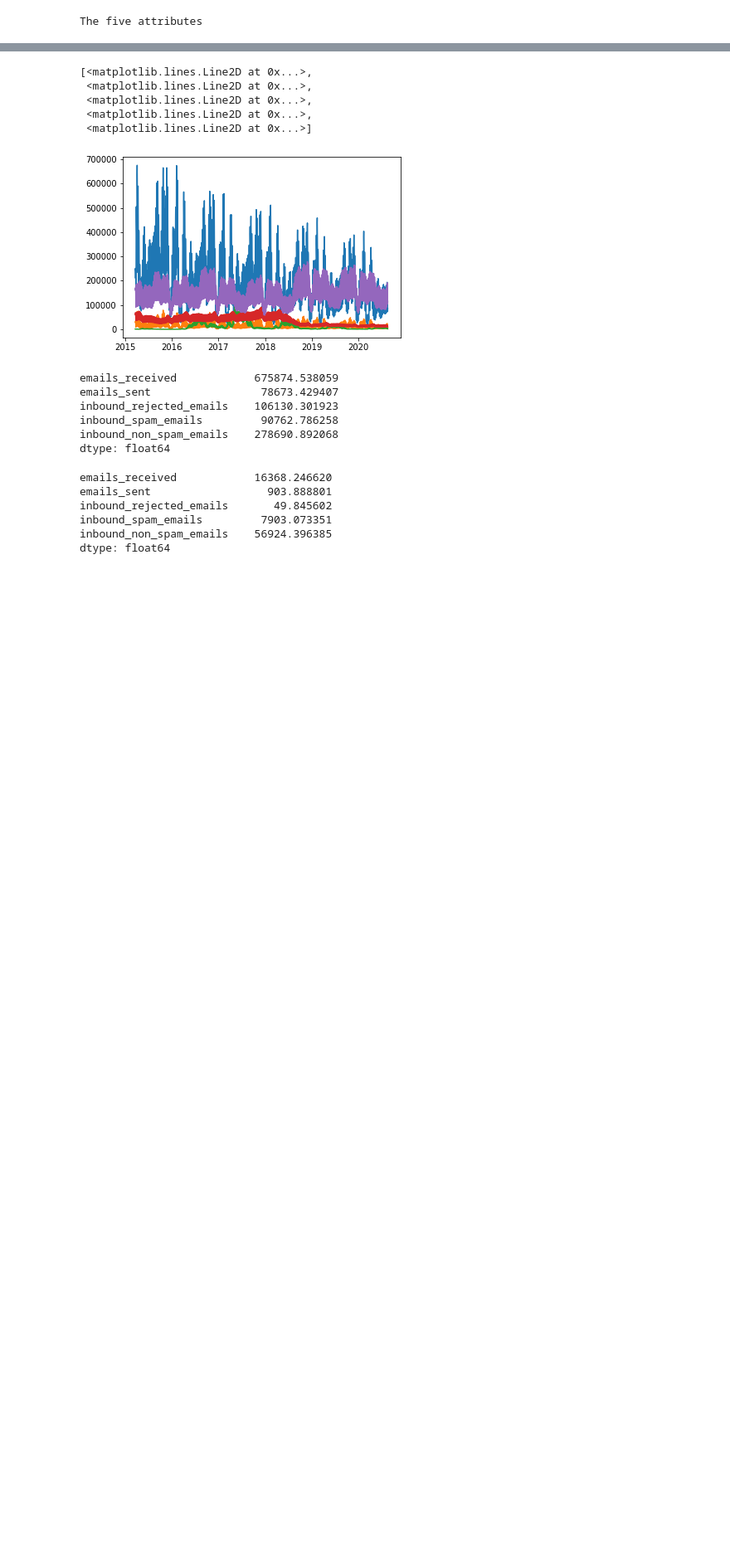
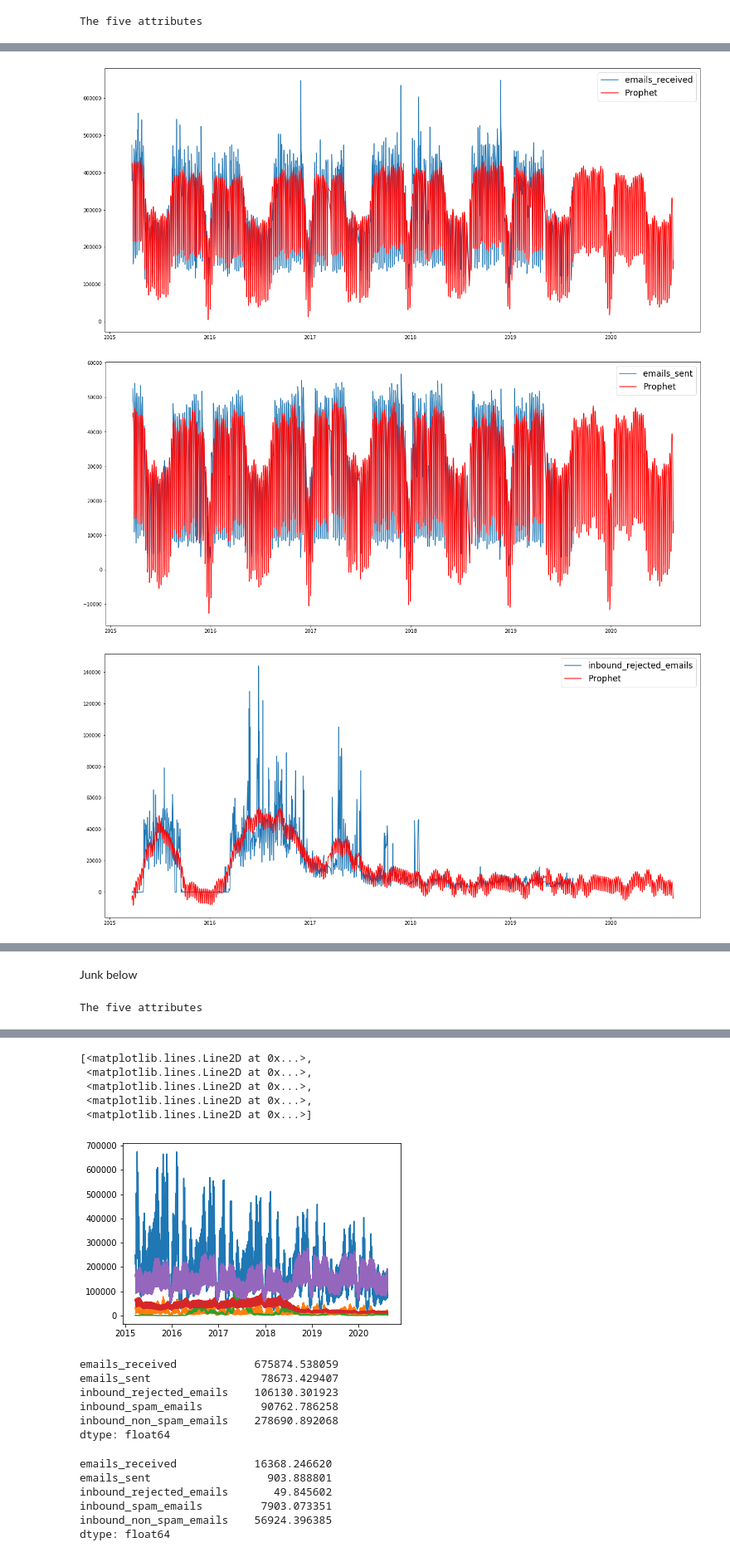
Before and after one commit to UNCG-CSE/G_Suite_Metrics, a Jupyter notebook: src/Henry/Gmail Analysis/Chi-squared, time prediction and linear regression/Testing Prophet.ipynb, the cells around one changed output, grey strips where cells are left out. Shown at 83% size. Drawn from its saved outputs; the diff is of its cells as text; code cells hidden in the pictures; blank space fills up the shorter version.

```diff
--- a/src/Henry/Gmail Analysis/Chi-squared, time prediction and linear regression/Testing Prophet.ipynb
+++ b/src/Henry/Gmail Analysis/Chi-squared, time prediction and linear regression/Testing Prophet.ipynb
@@ -119,0 +204,6 @@ The five attributes
+# %%
+plot(five_att_0_removed,prediction1)
+# %% [output]
+[figure, added]
+[figure, added]
+[figure, added]
@@ -119,0 +212,6 @@ The five attributes
+# %% [markdown]
+Junk below
+# %%
+five_att1 = pick_your_poison(3)
+# %% [output]
+The five attributes
```
Also changed, not shown: parts of 38 cells of this notebook.
